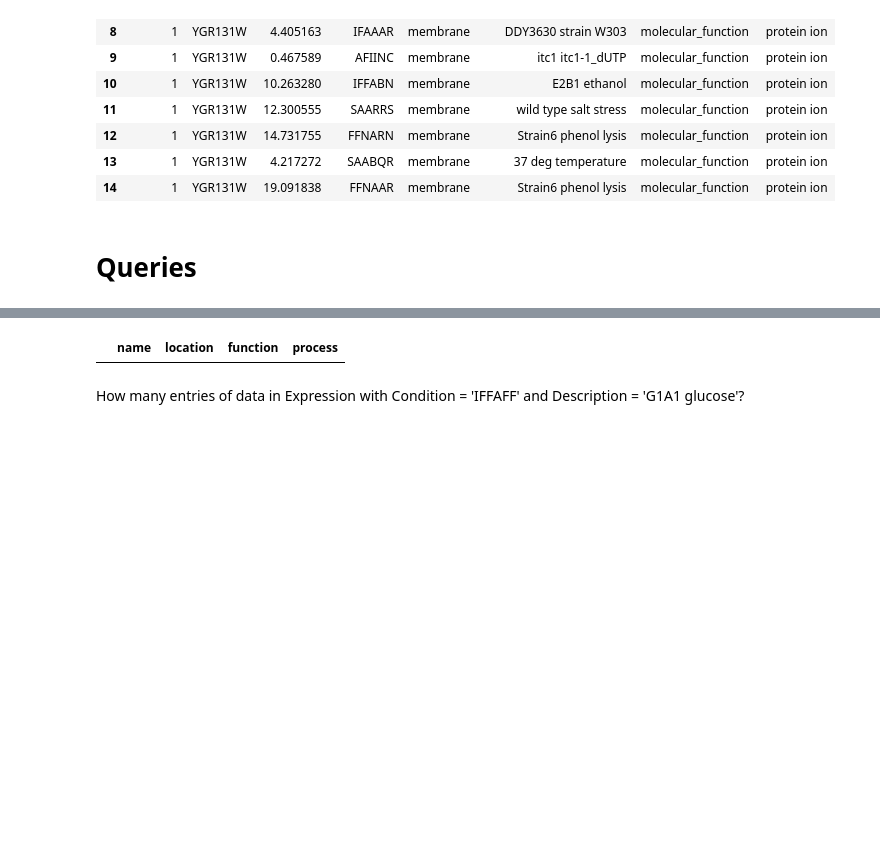
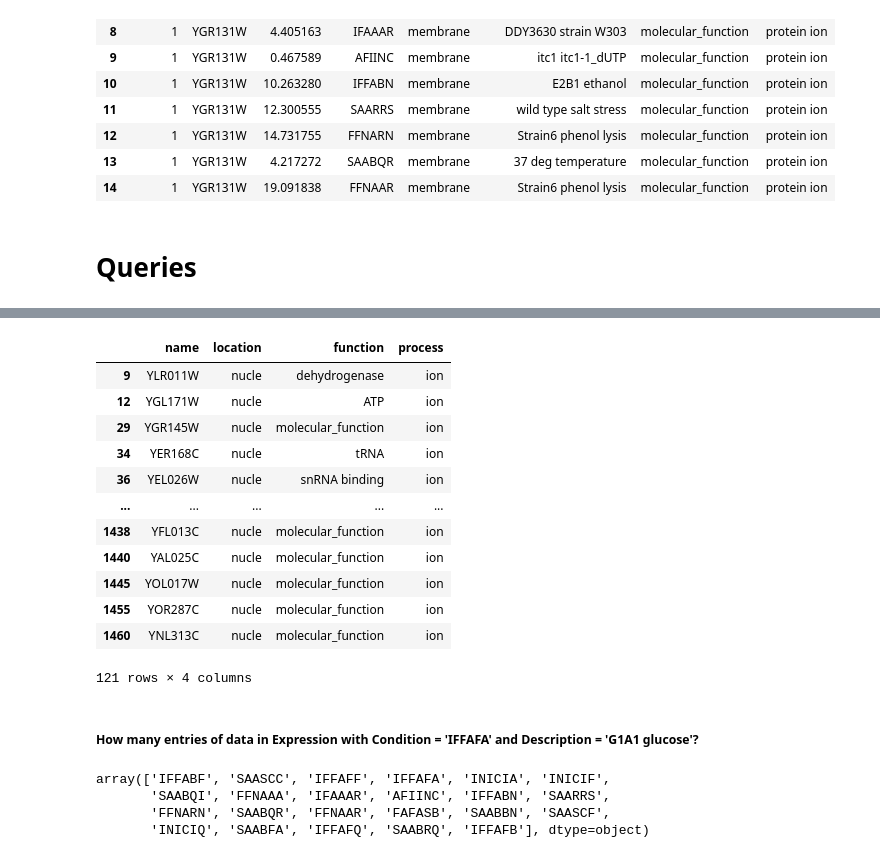
Before and after one commit to wanderingAviator/DataLakeProject, a Jupyter notebook: archive_4.ipynb, the cells around one changed output, grey strips where cells are left out. Drawn from its saved outputs; the diff is of its cells as text; code cells hidden in the pictures; blank space fills up the shorter version.

```diff
--- a/archive_4.ipynb
+++ b/archive_4.ipynb
@@ -50,4 +50,4 @@ Memberdf = pd.merge(Memberdf, Molecular, how="left", left_on="function_id", righ
 Memberdf = Memberdf.drop(columns=["gene_id", "location_id", "id_x", "id_y", "function_id", "id"])
 Memberdf = pd.merge(Memberdf, Bioprocess, how="left", left_on="bioprocess_id", right_on="id")
 Memberdf = Memberdf.drop(columns=["bioprocess_id", "id"])
-Memberdf
+Memberdf['process'] = Memberdf['process'].str.strip()
@@ -136,8 +156,27 @@ Expressiondf.head(15)
 # %%
-member_query_one = Memberdf.loc[(Memberdf["location"] == "nucle") & (Memberdf["process"] == "ion")]
+member_query_one = Memberdf.loc[(Memberdf["process"] == "ion") & (Memberdf["location"] == "nucle")]
 member_query_one
 # %% [output]
 |  | name | location | function | process |
+| 9 | YLR011W | nucle | dehydrogenase | ion |
+| 12 | YGL171W | nucle | ATP | ion |
+| 29 | YGR145W | nucle | molecular_function | ion |
+| 34 | YER168C | nucle | tRNA | ion |
+| 36 | YEL026W | nucle | snRNA binding | ion |
+| ... | ... | ... | ... | ... |
+| 1438 | YFL013C | nucle | molecular_function | ion |
+| 1440 | YAL025C | nucle | molecular_function | ion |
+| 1445 | YOL017W | nucle | molecular_function | ion |
+| 1455 | YOR287C | nucle | molecular_function | ion |
+| 1460 | YNL313C | nucle | molecular_function | ion |
+121 rows × 4 columns
 # %% [markdown]
-How many entries of data in Expression with Condition = 'IFFAFF' and Description = 'G1A1 glucose'?
+##### How many entries of data in Expression with Condition = 'IFFAFA' and Description = 'G1A1 glucose'?
+# %%
+Expressiondf["Condition"].unique()
+# %% [output]
+array(['IFFABF', 'SAASCC', 'IFFAFF', 'IFFAFA', 'INICIA', 'INICIF',
+       'SAABQI', 'FFNAAA', 'IFAAAR', 'AFIINC', 'IFFABN', 'SAARRS',
+       'FFNARN', 'SAABQR', 'FFNAAR', 'FAFASB', 'SAABBN', 'SAASCF',
+       'INICIQ', 'SAABFA', 'IFFAFQ', 'SAABRQ', 'IFFAFB'], dtype=object)
 # %%
```
Also changed, not shown: parts of 8 cells of this notebook.
